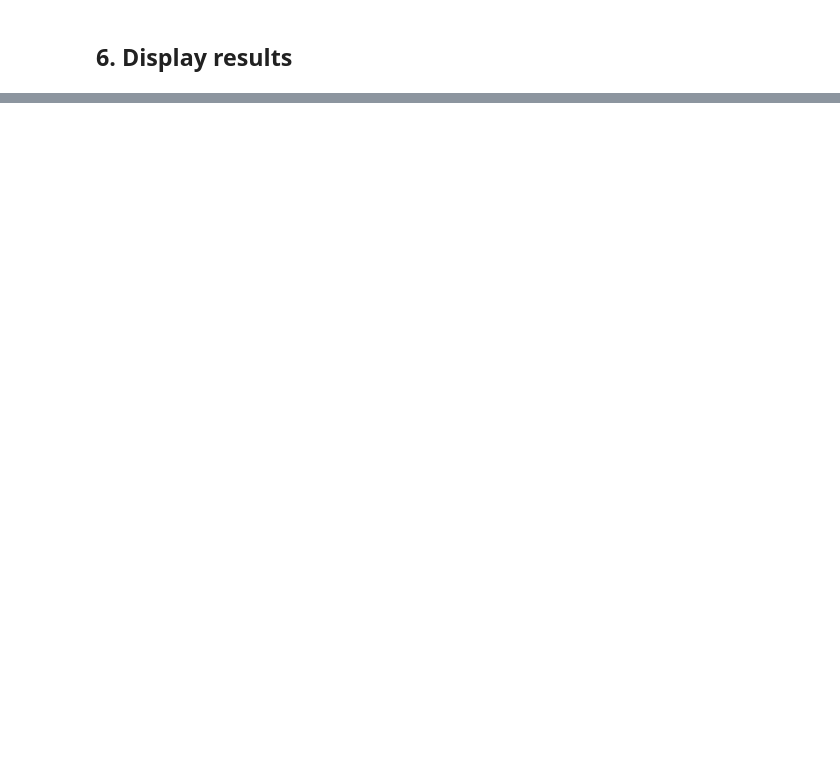
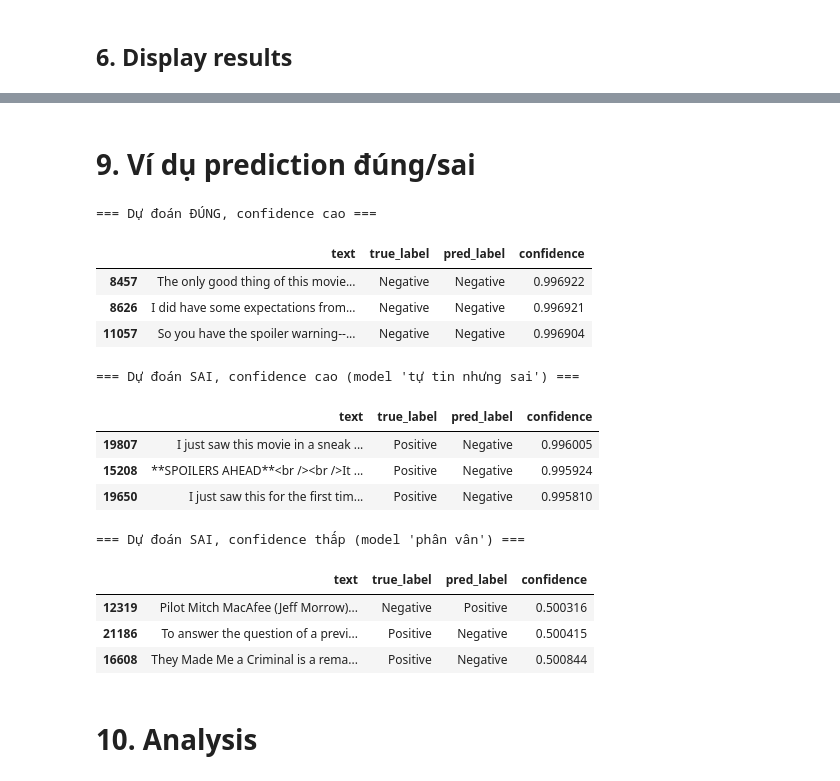
Before and after one commit to tanlen06-debug/UTH-Deep-Learning-nhom2, a Jupyter notebook: Practice_3/notebooks/06_evaluation.ipynb, the cells around one changed output, grey strips where cells are left out. Cells and saved outputs as stored; diff of their text form; code cells hidden in the pictures; blank space fills up the shorter version.

```diff
--- a/Practice_3/notebooks/06_evaluation.ipynb
+++ b/Practice_3/notebooks/06_evaluation.ipynb
@@ -210,0 +240,26 @@ Mô hình DistilBERT được fine-tune trên tập IMDB đạt **accuracy 91.26
+# %%
+if "text" in test_dataset.column_names:
+    test_texts = test_dataset["text"]
+else:
+    from datasets import load_dataset
+    test_texts = load_dataset("stanfordnlp/imdb")["test"]["text"]
+    print("Lưu ý: dùng lại text gốc từ dataset 'imdb' vì processed dataset không còn cột text.")
+
+confidences = probs_test.max(axis=1)
+df_errors = pd.DataFrame({
+    "text": test_texts,
+    "true_label": [model.config.id2label[i] for i in y_true_test],
+    "pred_label": [model.config.id2label[i] for i in y_pred_test],
+    "confidence": confidences,
+    "correct": y_true_test == y_pred_test,
+})
+df_errors["length"] = df_errors["text"].str.split().apply(len)
+
+n_wrong = (~df_errors["correct"]).sum()
+print(f"Tổng số mẫu sai: {n_wrong}/{len(df_errors)} ({n_wrong/len(df_errors)*100:.2f}%)")
+
+bins = [0, 100, 200, 300, 500, 5000]
+error_by_len = df_errors.groupby(pd.cut(df_errors["length"], bins=bins))["correct"] \
+                         .apply(lambda s: 1 - s.mean())
+print("\nTỷ lệ lỗi theo độ dài review:")
+print(error_by_len)
@@ -210,0 +280,34 @@ Mô hình DistilBERT được fine-tune trên tập IMDB đạt **accuracy 91.26
+# %% [markdown]
+# 9. Ví dụ prediction đúng/sai
+# %%
+pd.set_option("display.max_colwidth", 150)
+
+print("=== Dự đoán ĐÚNG, confidence cao ===")
+display(df_errors[df_errors["correct"]].sort_values("confidence", ascending=False)
+        .head(3)[["text", "true_label", "pred_label", "confidence"]])
+
+print("\n=== Dự đoán SAI, confidence cao (model 'tự tin nhưng sai') ===")
+display(df_errors[~df_errors["correct"]].sort_values("confidence", ascending=False)
+        .head(3)[["text", "true_label", "pred_label", "confidence"]])
+
+print("\n=== Dự đoán SAI, confidence thấp (model 'phân vân') ===")
+display(df_errors[~df_errors["correct"]].sort_values("confidence", ascending=True)
+        .head(3)[["text", "true_label", "pred_label", "confidence"]])
+# %% [output]
+=== Dự đoán ĐÚNG, confidence cao ===
+|  | text | true_label | pred_label | confidence |
+| 8457 | The only good thing of this movie... | Negative | Negative | 0.996922 |
+| 8626 | I did have some expectations from... | Negative | Negative | 0.996921 |
+| 11057 | So you have the spoiler warning--... | Negative | Negative | 0.996904 |
+=== Dự đoán SAI, confidence cao (model 'tự tin nhưng sai') ===
+|  | text | true_label | pred_label | confidence |
+| 19807 | I just saw this movie in a sneak ... | Positive | Negative | 0.996005 |
+| 15208 | **SPOILERS AHEAD**<br /><br />It ... | Positive | Negative | 0.995924 |
+| 19650 | I just saw this for the first tim... | Positive | Negative | 0.995810 |
+=== Dự đoán SAI, confidence thấp (model 'phân vân') ===
+|  | text | true_label | pred_label | confidence |
+| 12319 | Pilot Mitch MacAfee (Jeff Morrow)... | Negative | Positive | 0.500316 |
+| 21186 | To answer the question of a previ... | Positive | Negative | 0.500415 |
+| 16608 | They Made Me a Criminal is a rema... | Positive | Negative | 0.500844 |
+# %% [markdown]
+# 10. Analysis
```
Also changed, not shown: parts of 17 cells of this notebook.
